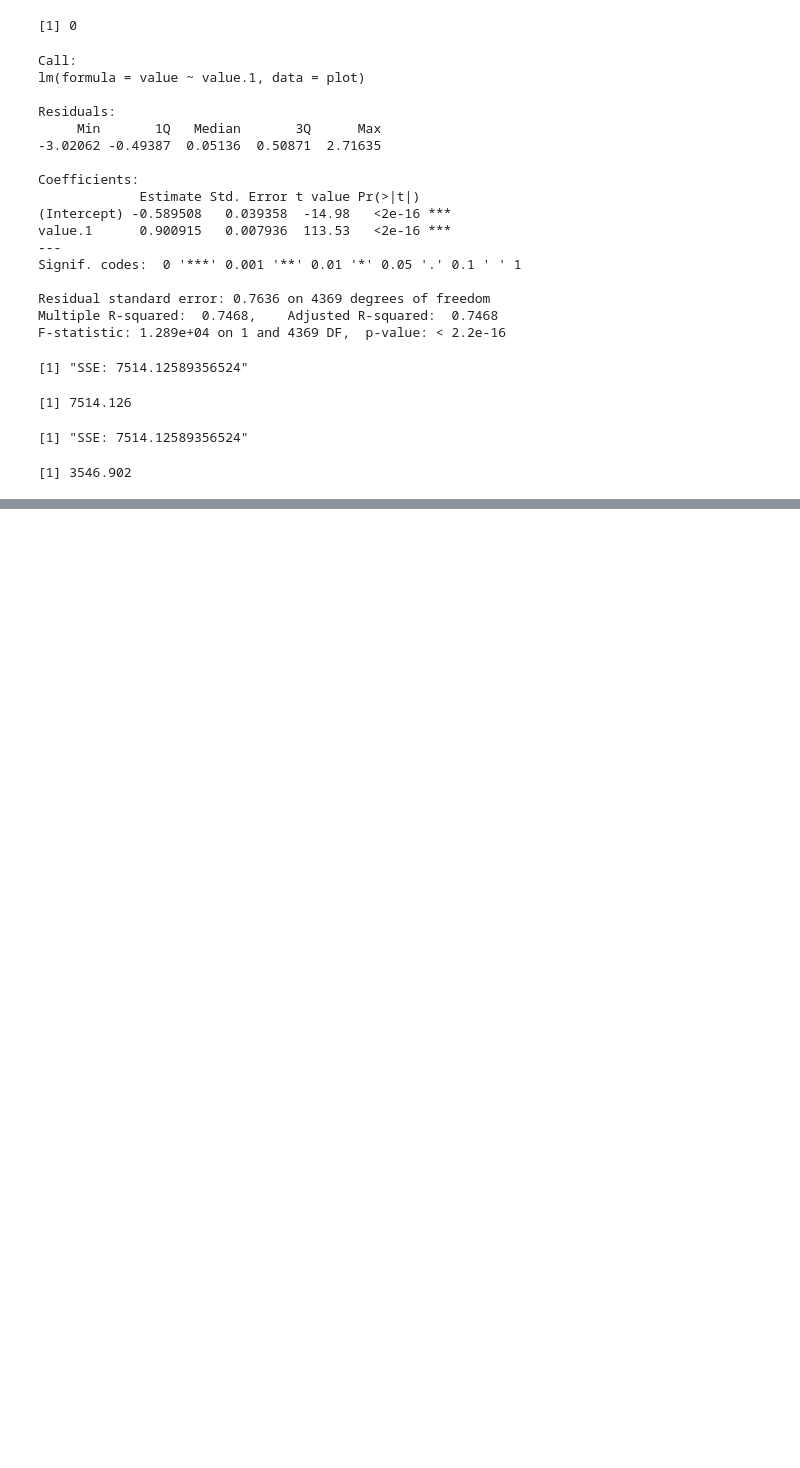
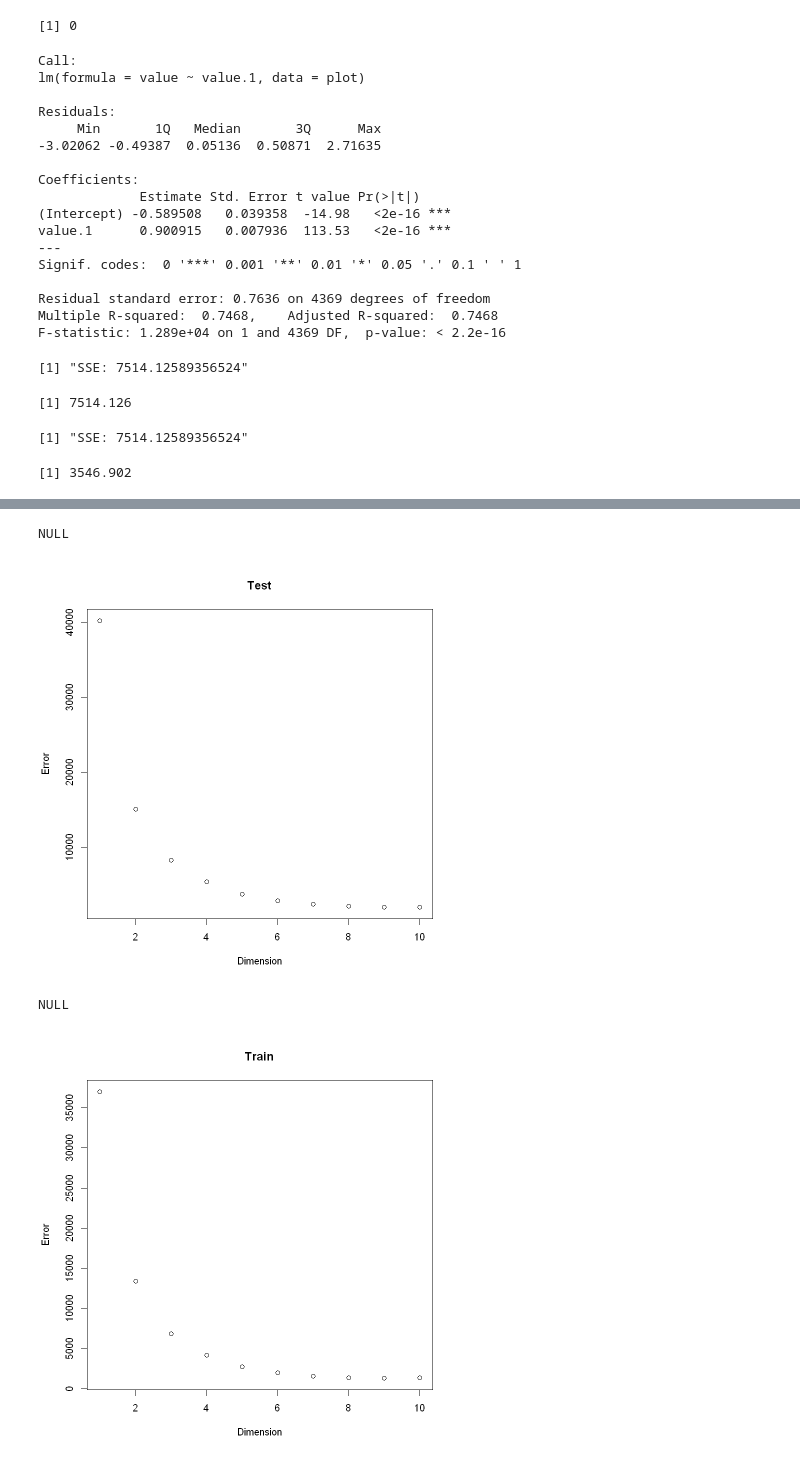
Before and after one commit to crstnn/MassiveDissimilarityJudgementReport, a Jupyter notebook: Preliminary Analysis.ipynb, the cells around one changed output, grey strips where cells are left out. Saved outputs shown, nothing was run; the diff lists cells and outputs as text; code cells hidden in the pictures; blank space fills up the shorter version.

```diff
--- a/Preliminary Analysis.ipynb
+++ b/Preliminary Analysis.ipynb
@@ -939,0 +1016,7 @@ F-statistic: 1.289e+04 on 1 and 4369 DF,  p-value: < 2.2e-16
+# %%
+participant <- dim.e(clean.data, dims=10, method='participant')
+# %% [output]
+NULL
+[figure, added]
+NULL
+[figure, added]
```
Also changed, not shown: parts of 6 cells of this notebook.
